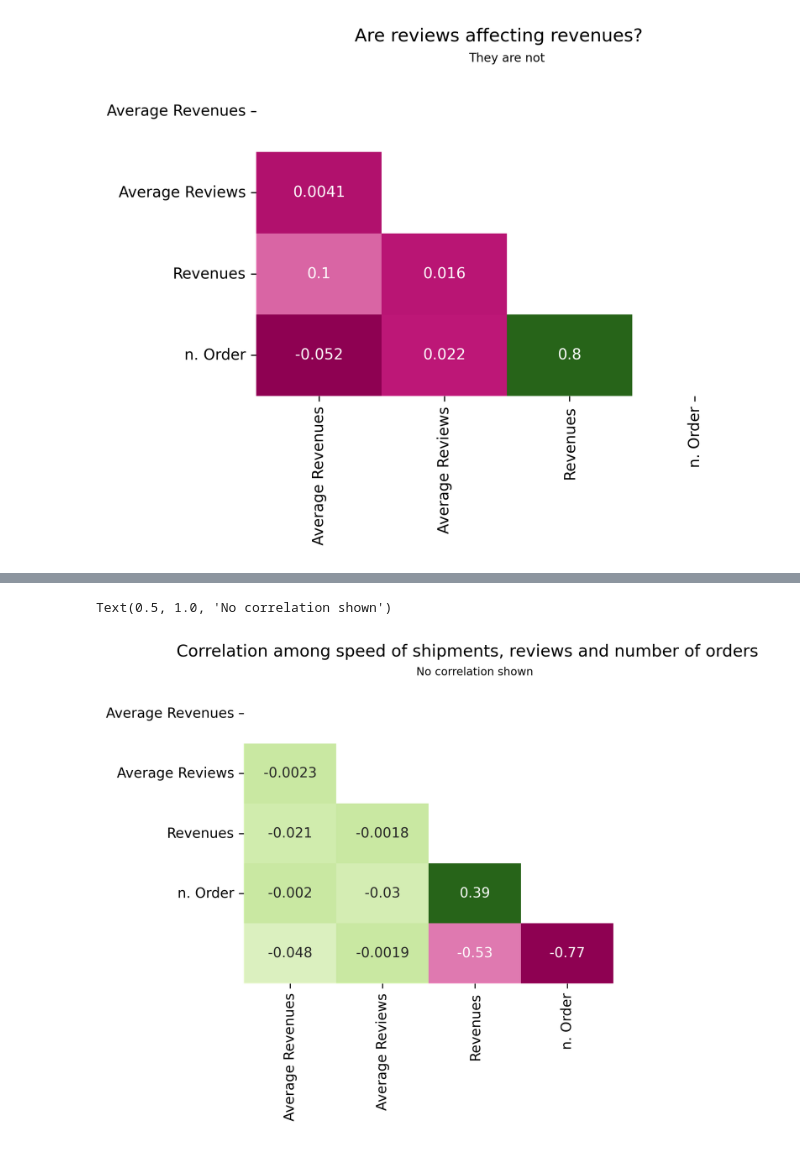
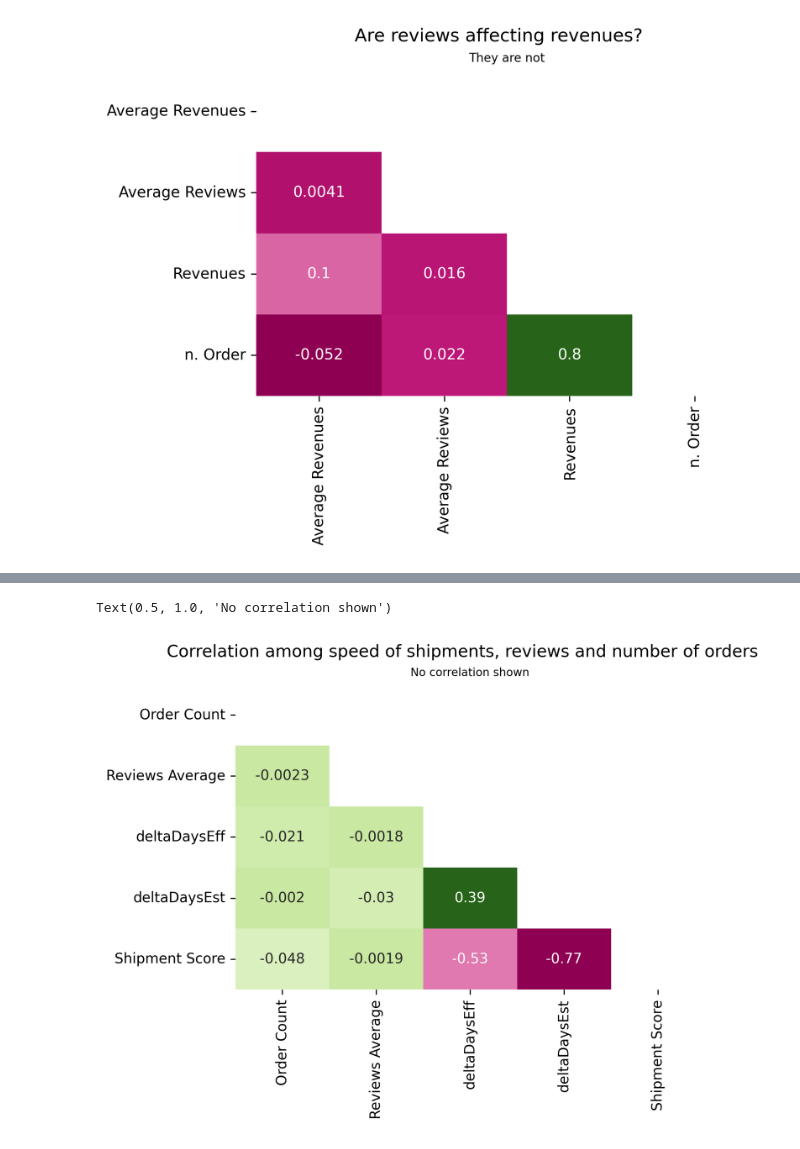
Before and after one commit to vincenzojrs/NNTDATA, a Jupyter notebook: data_exploration/vincenzo/businexplor_vince.ipynb, the cells around one changed output, grey strips where cells are left out. Drawn from its saved outputs; the diff is of its cells as text; code cells hidden in the pictures.

```diff
--- a/data_exploration/vincenzo/businexplor_vince.ipynb
+++ b/data_exploration/vincenzo/businexplor_vince.ipynb
@@ -122,6 +122,7 @@ fig4.show(renderer='browser')
 
 sellers2 = pd.read_csv('seller_review_deltatime.csv', sep = ';').iloc[:,[0,6,7,8,9]]
 
+sellers2['count_sold'] = sellers2['count_sold'].astype('int32')
 sellers2['Shipments Score'] = sellers2['delta_eff'] + sellers2['delta_est']
 sellers2['Shipments Score'] = 1/sellers2['Shipments Score']
 sellers2['Shipments Score'] = (sellers2['Shipments Score'] - sellers2['Shipments Score'].min())/\
@@ -134,26 +151,26 @@ sellers2.rename(columns={'delta_eff': 'deltaDays'}, inplace = True)
 # %%
 # DOES BEING LATE AFFECT REVIEWS OR REVENUES?
 
 corr2 = sellers2.corr()
 mask2 = np.zeros_like(corr2)
 mask2[np.triu_indices_from(mask2)] = True
 
 heatmaplabels2 = ['Order Count','Reviews Average','deltaDaysEff', 'deltaDaysEst', 'Shipment Score']
 
 plt.figure(dpi = 300)
 sns.heatmap(corr2,
-            xticklabels = heatmaplabels,
-            yticklabels = heatmaplabels,
+            xticklabels = heatmaplabels2,
+            yticklabels = heatmaplabels2,
             cmap = 'PiYG',
             cbar = False,
             annot = True,
             mask = mask2)
 
 plt.suptitle('Correlation among speed of shipments, reviews and number of orders')
 plt.title('No correlation shown', fontsize = 8)
 # %% [output]
 Text(0.5, 1.0, 'No correlation shown')
-[figure, old version]
+[figure, new version]
 # %%
 fig5 = px.scatter(sellers2, x='seller_id',
                   y=['Shipments Score', 'deltaDays'],
```
Also changed, not shown: parts of 1 cell of this notebook.
